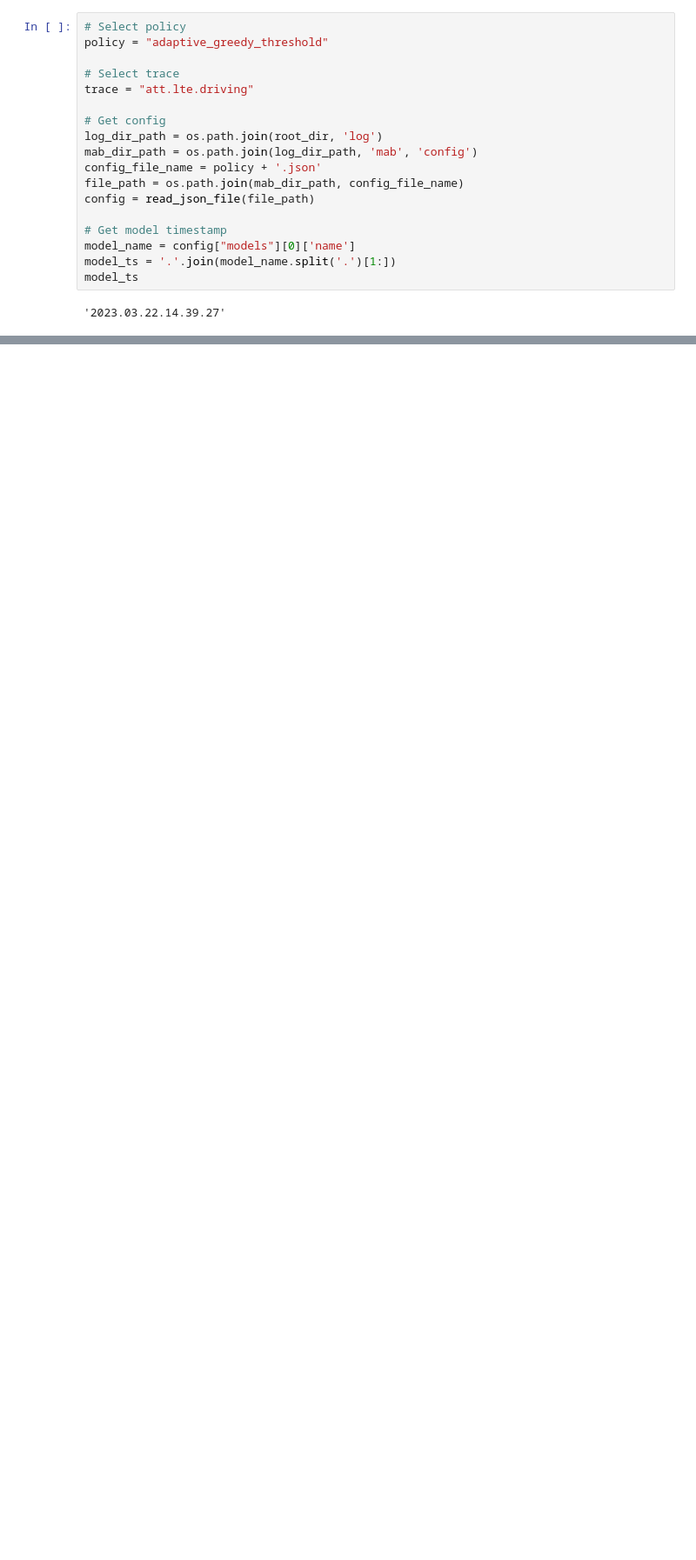
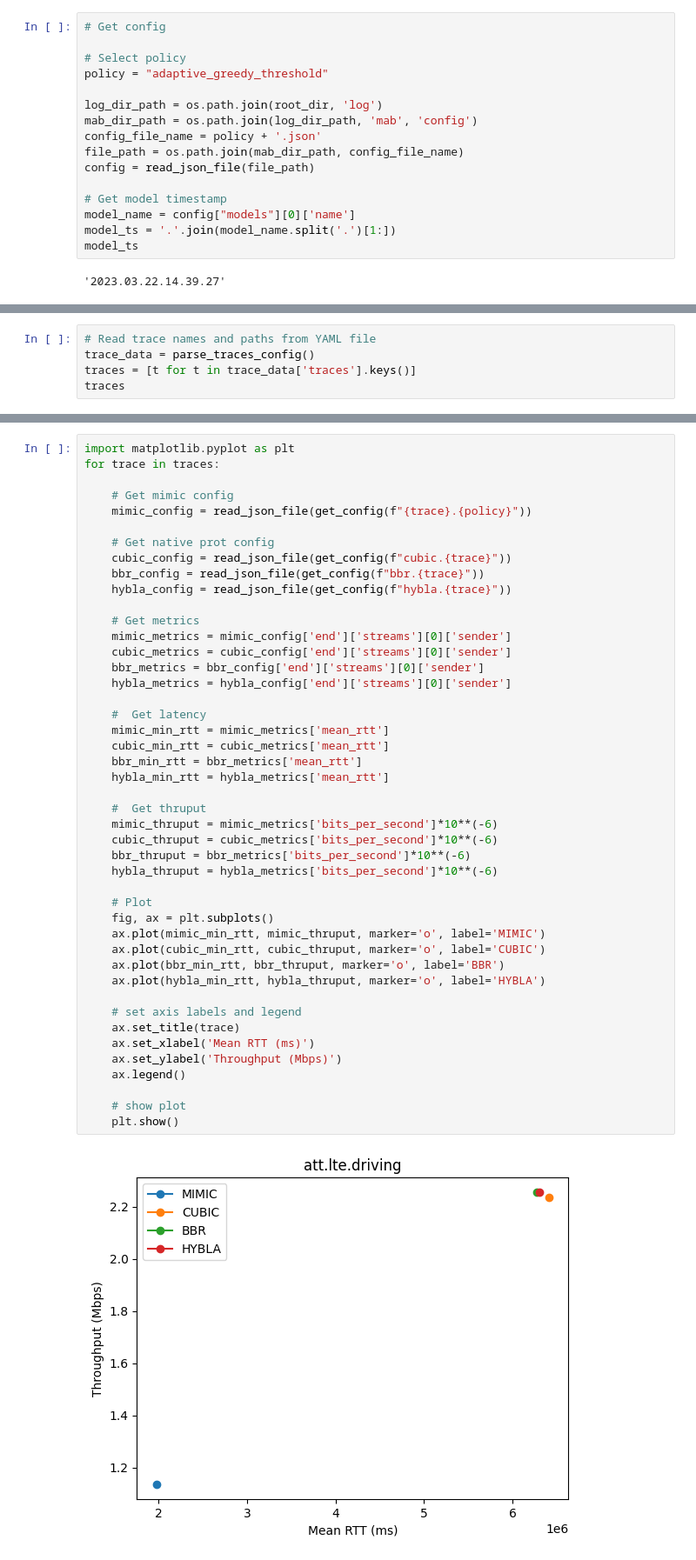
Before and after one commit to lorepap/mutant, a Jupyter notebook: analysis/notebook/mab_latency_vs_thruput.ipynb, the cells around one changed output, grey strips where cells are left out. Shown: that part at 87% size. Cells and saved outputs as stored; diff of their text form; blank space fills up the shorter version.

```diff
--- a/analysis/notebook/mab_latency_vs_thruput.ipynb
+++ b/analysis/notebook/mab_latency_vs_thruput.ipynb
@@ -12,11 +16,9 @@ root_dir
 # %%
+# Get config
+
 # Select policy
 policy = "adaptive_greedy_threshold"
 
-# Select trace
-trace = "att.lte.driving"
-
-# Get config
 log_dir_path = os.path.join(root_dir, 'log')
 mab_dir_path = os.path.join(log_dir_path, 'mab', 'config')
 config_file_name = policy + '.json'
@@ -44,0 +34,5 @@ min_rtt*10**(-6), thruput
+# %%
+# Read trace names and paths from YAML file
+trace_data = parse_traces_config()
+traces = [t for t in trace_data['traces'].keys()]
+traces
@@ -44,0 +77,47 @@ min_rtt*10**(-6), thruput
+# %%
+import matplotlib.pyplot as plt
+for trace in traces:
+
+    # Get mimic config
+    mimic_config = read_json_file(get_config(f"{trace}.{policy}"))
+
+    # Get native prot config
+    cubic_config = read_json_file(get_config(f"cubic.{trace}"))
+    bbr_config = read_json_file(get_config(f"bbr.{trace}"))
+    hybla_config = read_json_file(get_config(f"hybla.{trace}"))
+
+    # Get metrics
+    mimic_metrics = mimic_config['end']['streams'][0]['sender']
+    cubic_metrics = cubic_config['end']['streams'][0]['sender']
+    bbr_metrics = bbr_config['end']['streams'][0]['sender']
+    hybla_metrics = hybla_config['end']['streams'][0]['sender']
+
+    #  Get latency
+    mimic_min_rtt = mimic_metrics['mean_rtt']
+    cubic_min_rtt = cubic_metrics['mean_rtt']
+    bbr_min_rtt = bbr_metrics['mean_rtt']
+    hybla_min_rtt = hybla_metrics['mean_rtt']
+
+    #  Get thruput
+    mimic_thruput = mimic_metrics['bits_per_second']*10**(-6)
+    cubic_thruput = cubic_metrics['bits_per_second']*10**(-6)
+    bbr_thruput = bbr_metrics['bits_per_second']*10**(-6)
+    hybla_thruput = hybla_metrics['bits_per_second']*10**(-6)
+
+    # Plot
+    fig, ax = plt.subplots()
+    ax.plot(mimic_min_rtt, mimic_thruput, marker='o', label='MIMIC')
+    ax.plot(cubic_min_rtt, cubic_thruput, marker='o', label='CUBIC')
+    ax.plot(bbr_min_rtt, bbr_thruput, marker='o', label='BBR')
+    ax.plot(hybla_min_rtt, hybla_thruput, marker='o', label='HYBLA')
+
+    # set axis labels and legend
+    ax.set_title(trace)
+    ax.set_xlabel('Mean RTT (ms)')
+    ax.set_ylabel('Throughput (Mbps)')
+    ax.legend()
+
+    # show plot
+    plt.show()
+# %% [output]
+[figure, added]
```
Also changed, not shown: parts of 6 cells of this notebook, 3 other files.
